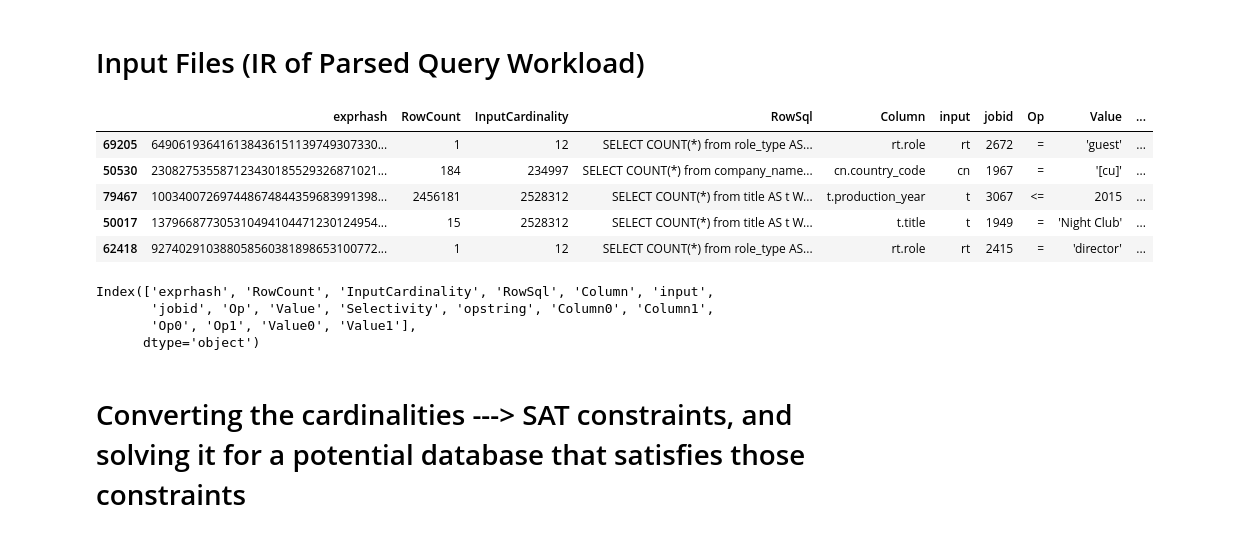
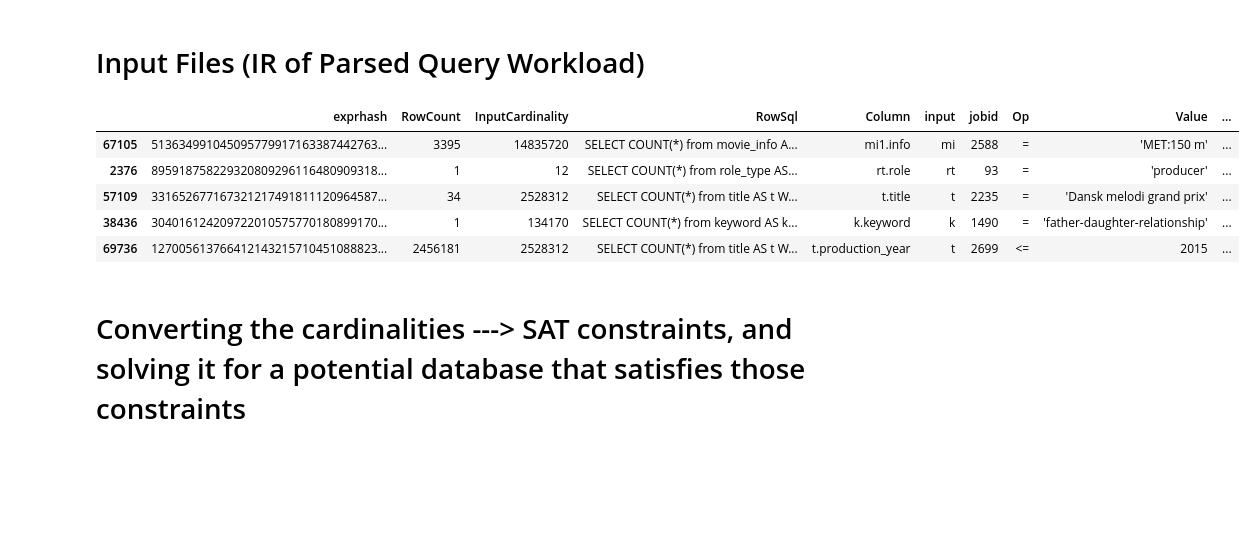
Before and after one commit to parimarjan/loki, a Jupyter notebook: Demo-Copy1.ipynb, the cells around one changed output. Saved outputs shown, nothing was run; the diff lists cells and outputs as text; code cells hidden in the pictures; blank space fills up the shorter version.

```diff
--- a/Demo-Copy1.ipynb
+++ b/Demo-Copy1.ipynb
@@ -29,10 +29,12 @@ from loki.util.postprocessing import *
 # %% [markdown]
 # Setting up parameters
 # %%
+
 os.chdir("/flash1/pari/loki")
 parser = argparse.ArgumentParser(description='Run Loki.')
 parser.add_argument('--config', '-c', default='application.conf')
 parser.add_argument('--workload', '-w', default='imdb')
+parser.add_argument('--db',  default='imdb')
 parser.add_argument('--table', '-t', default='n')
 parser.add_argument('--vars_per_col', '-n', default=1000)
 parser.add_argument('--logfile', '-lf', default='logs/loki.log')
@@ -44,22 +46,15 @@ args = parser.parse_args(args=[])
 # %%
 loki.load_config(args.config)
 c_df = pd.read_csv(loki.config[args.workload]['constraints_df'])
-c_df = c_df.sample(frac=0.1)
+c_df = c_df.sample(frac=1.0)
 c_df.head(5)
 # %% [output]
 |  | exprhash | RowCount | InputCardinality | RowSql | Column | input | jobid | Op | Value | ... |
-| 69205 | 649061936416138436151139749307330... | 1 | 12 | SELECT COUNT(*) from role_type AS... | rt.role | rt | 2672 | = | 'guest' | ... |
-| 50530 | 230827535587123430185529326871021... | 184 | 234997 | SELECT COUNT(*) from company_name... | cn.country_code | cn | 1967 | = | '[cu]' | ... |
-| 79467 | 100340072697448674844359683991398... | 2456181 | 2528312 | SELECT COUNT(*) from title AS t W... | t.production_year | t | 3067 | <= | 2015 | ... |
-| 50017 | 137966877305310494104471230124954... | 15 | 2528312 | SELECT COUNT(*) from title AS t W... | t.title | t | 1949 | = | 'Night Club' | ... |
-| 62418 | 927402910388058560381898653100772... | 1 | 12 | SELECT COUNT(*) from role_type AS... | rt.role | rt | 2415 | = | 'director' | ... |
+| 67105 | 513634991045095779917163387442763... | 3395 | 14835720 | SELECT COUNT(*) from movie_info A... | mi1.info | mi | 2588 | = | 'MET:150 m' | ... |
+| 2376 | 895918758229320809296116480909318... | 1 | 12 | SELECT COUNT(*) from role_type AS... | rt.role | rt | 93 | = | 'producer' | ... |
+| 57109 | 331652677167321217491811120964587... | 34 | 2528312 | SELECT COUNT(*) from title AS t W... | t.title | t | 2235 | = | 'Dansk melodi grand prix' | ... |
+| 38436 | 304016124209722010575770180899170... | 1 | 134170 | SELECT COUNT(*) from keyword AS k... | k.keyword | k | 1490 | = | 'father-daughter-relationship' | ... |
+| 69736 | 127005613766412143215710451088823... | 2456181 | 2528312 | SELECT COUNT(*) from title AS t W... | t.production_year | t | 2699 | <= | 2015 | ... |
-# %%
-constraints_df.keys()
-# %% [output]
-Index(['exprhash', 'RowCount', 'InputCardinality', 'RowSql', 'Column', 'input',
-       'jobid', 'Op', 'Value', 'Selectivity', 'opstring', 'Column0', 'Column1',
-       'Op0', 'Op1', 'Value0', 'Value1'],
-      dtype='object')
 # %% [markdown]
 # Converting the cardinalities ---> SAT constraints, and solving it for a potential database that satisfies those constraints
 # %%
```
Also changed, not shown: parts of 21 cells of this notebook, 4 other files.
